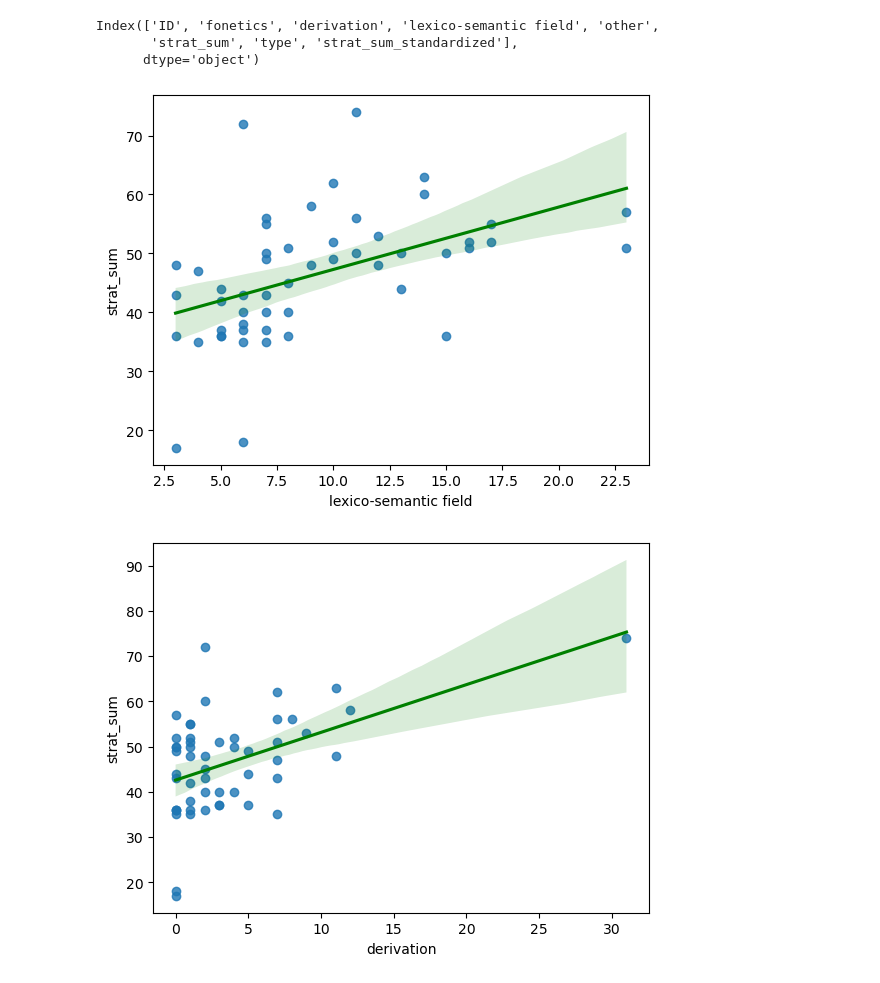
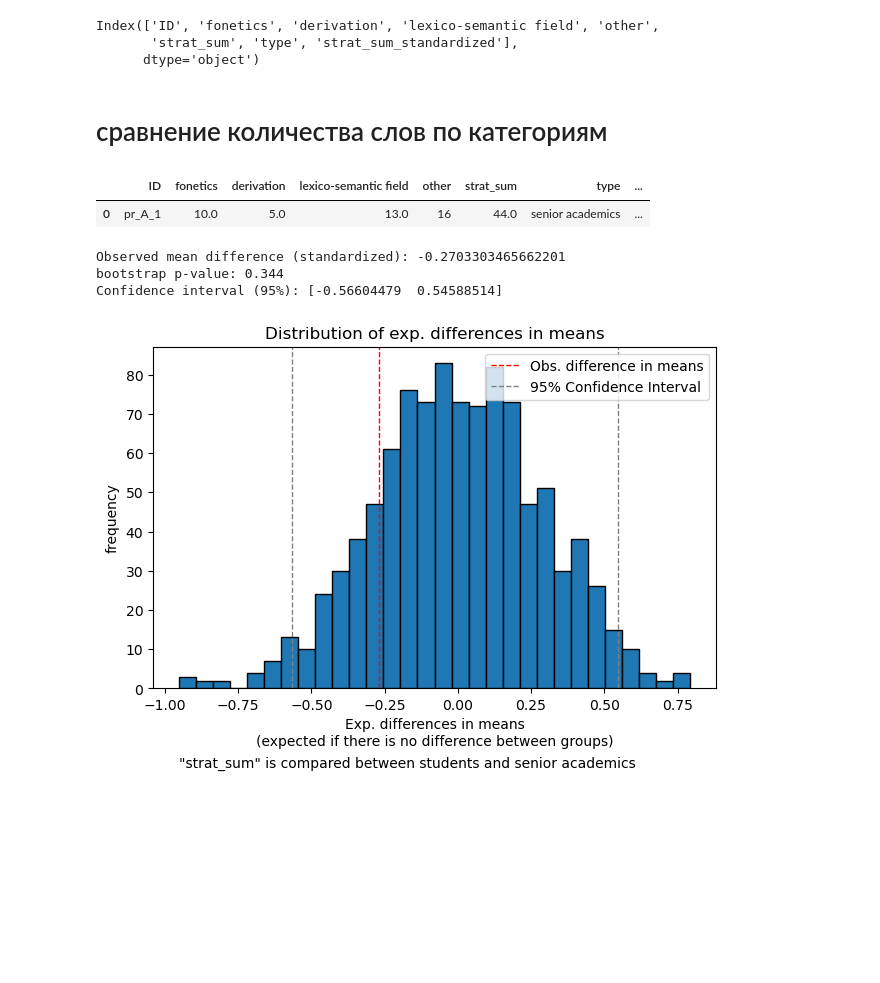
Before and after one commit to Aryunaa/Linguistics, a Jupyter notebook: pos_febr/methods_results.ipynb, the cells around one changed output. Cells and saved outputs as stored; diff of their text form; code cells hidden in the pictures; blank space fills up the shorter version.

Commit message:
add bootstrap

```diff
--- a/pos_febr/methods_results.ipynb
+++ b/pos_febr/methods_results.ipynb
@@ -165,11 +194,17 @@ strats.columns
 Index(['ID', 'fonetics', 'derivation', 'lexico-semantic field', 'other',
        'strat_sum', 'type', 'strat_sum_standardized'],
       dtype='object')
-# %%
-ax = sns.regplot(data=strats, y='strat_sum', x='lexico-semantic field', line_kws={'color': 'g'})
-# %% [output]
-[figure, removed]
-# %%
-ax = sns.regplot(data=strats, y='strat_sum', x='derivation', line_kws={'color': 'g'})
-# %% [output]
-[figure, removed]
+# %% [markdown]
+# сравнение количества слов по категориям
+# %%
+strats.head(1)
+# %% [output]
+|  | ID | fonetics | derivation | lexico-semantic field | other | strat_sum | type | ... |
+| 0 | pr_A_1 | 10.0 | 5.0 | 13.0 | 16 | 44.0 | senior academics | ... |
+# %%
+full_bootstrap_mean_diff(strats, 'strat_sum')
+# %% [output]
+Observed mean difference (standardized): -0.2703303465662201
+bootstrap p-value: 0.344
+Confidence interval (95%): [-0.56604479  0.54588514]
+[figure, added]
```
Also changed, not shown: parts of 28 cells of this notebook, 3 other files.
